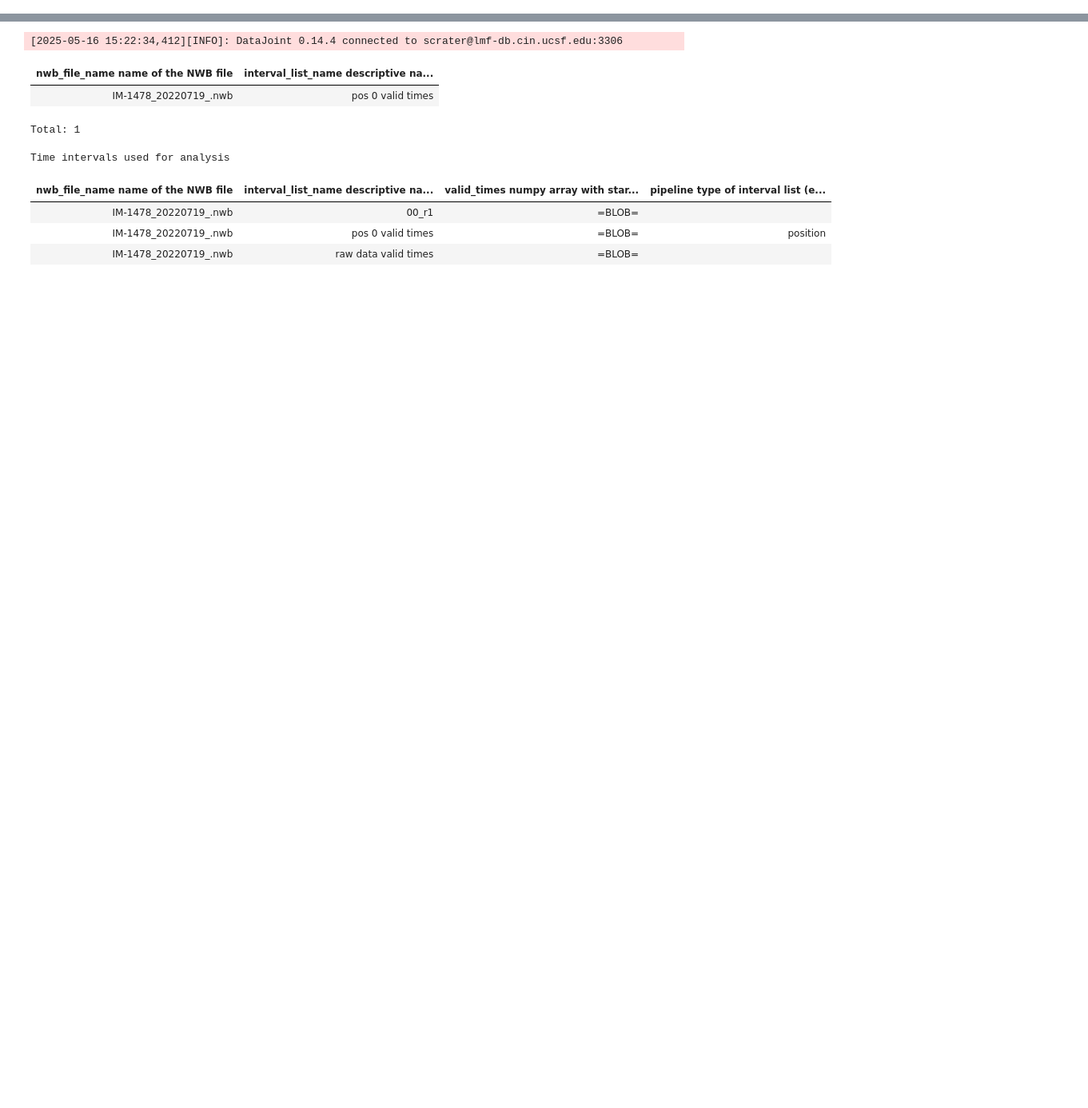
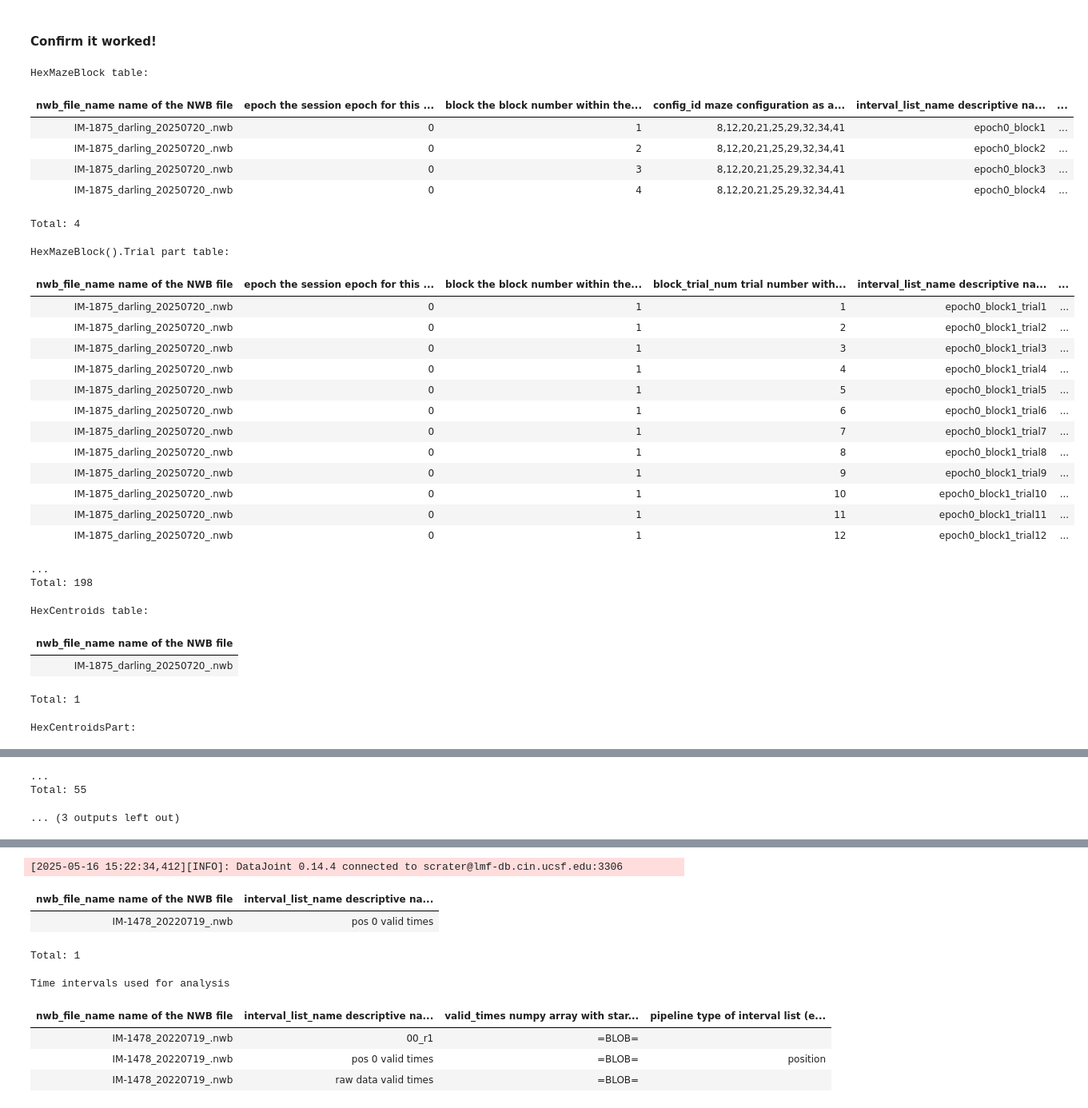
Before and after one commit to calderast/Hex-maze-spyglass, a Jupyter notebook: Berke_Lab_full_process.ipynb, the cells around one changed output, grey strips where cells are left out. Shown at 80% size. Cells and saved outputs as stored; diff of their text form; code cells hidden in the pictures; blank space fills up the shorter version.

```diff
--- a/Berke_Lab_full_process.ipynb
+++ b/Berke_Lab_full_process.ipynb
@@ -6,0 +10,20 @@ Note this doesn't include ephys + sorting + decoding
+# %%
+import spyglass.common as sgc
+import spyglass.position as sgp
+import spyglass.data_import as sgi
+from spyglass.utils.nwb_helper_fn import get_nwb_copy_filename
+from hex_maze_behavior import populate_all_hexmaze, populate_hex_position
+from berke_fiber_photometry import populate_all_fiber_photometry
+
+# File name of an nwb in /stelmo/nwb/raw
+# Berke lab nwbs actually live in /squall-b/nwbs, and are symlinked to stelmo
+nwb_file_name = "IM-1875_darling_20250720.nwb"
+
+# When we run insert_session, spyglass creates a copy of the nwbfile named file name + _
+# We use nwb_copy_file_name to make it explicit which one to use.
+# Everything besides sgi.insert_session should use the copy file name
+nwb_copy_file_name = get_nwb_copy_filename(nwb_file_name)
+
+## Step 1.
+# Insert session into spyglass (populates all common tables)
+sgi.insert_sessions(nwb_file_name)
@@ -6,0 +53,57 @@ Note this doesn't include ephys + sorting + decoding
+# %% [markdown]
+#### Confirm it worked!
+# %%
+from hex_maze_behavior import HexMazeBlock, HexCentroids, HexMazeConfig
+
+## Step 2 check: Confirm the nwbfile has been added to the basic hex maze tables
+key = {"nwb_file_name" : nwb_copy_file_name}
+
+# Show the HexMazeBlock table
+print("HexMazeBlock table:")
+display(HexMazeBlock() & key)
+
+# Show the Trial part table
+print("HexMazeBlock().Trial part table:")
+display(HexMazeBlock().Trial() & key)
+
+# Show the HexCentroids table (nwb_file_name is key)
+print("HexCentroids table:")
+display(HexCentroids() & key)
+
+# Show the HexCentroids part table (nwb_file_name and hex)
+print("HexCentroidsPart:")
+display((HexCentroids().HexCentroidsPart()) & key)
+
+# All config_ids for blocks in your session will also now exist in the HexMazeConfig table
+# Show the HexMazeConfig table
+print("HexMazeConfig table (not restricted by nwb_file_name, includes all sessions):")
+display(HexMazeConfig())
+# %% [output]
+HexMazeBlock table:
+| nwb_file_name name of the NWB file | epoch the session epoch for this ... | block the block number within the... | config_id maze configuration as a... | interval_list_name descriptive na... | ... |
+| IM-1875_darling_20250720_.nwb | 0 | 1 | 8,12,20,21,25,29,32,34,41 | epoch0_block1 | ... |
+| IM-1875_darling_20250720_.nwb | 0 | 2 | 8,12,20,21,25,29,32,34,41 | epoch0_block2 | ... |
+| IM-1875_darling_20250720_.nwb | 0 | 3 | 8,12,20,21,25,29,32,34,41 | epoch0_block3 | ... |
+| IM-1875_darling_20250720_.nwb | 0 | 4 | 8,12,20,21,25,29,32,34,41 | epoch0_block4 | ... |
+Total: 4
+HexMazeBlock().Trial part table:
+| nwb_file_name name of the NWB file | epoch the session epoch for this ... | block the block number within the... | block_trial_num trial number with... | interval_list_name descriptive na... | ... |
+| IM-1875_darling_20250720_.nwb | 0 | 1 | 1 | epoch0_block1_trial1 | ... |
+| IM-1875_darling_20250720_.nwb | 0 | 1 | 2 | epoch0_block1_trial2 | ... |
+| IM-1875_darling_20250720_.nwb | 0 | 1 | 3 | epoch0_block1_trial3 | ... |
+| IM-1875_darling_20250720_.nwb | 0 | 1 | 4 | epoch0_block1_trial4 | ... |
+| IM-1875_darling_20250720_.nwb | 0 | 1 | 5 | epoch0_block1_trial5 | ... |
+| IM-1875_darling_20250720_.nwb | 0 | 1 | 6 | epoch0_block1_trial6 | ... |
+| IM-1875_darling_20250720_.nwb | 0 | 1 | 7 | epoch0_block1_trial7 | ... |
+| IM-1875_darling_20250720_.nwb | 0 | 1 | 8 | epoch0_block1_trial8 | ... |
+| IM-1875_darling_20250720_.nwb | 0 | 1 | 9 | epoch0_block1_trial9 | ... |
+| IM-1875_darling_20250720_.nwb | 0 | 1 | 10 | epoch0_block1_trial10 | ... |
+| IM-1875_darling_20250720_.nwb | 0 | 1 | 11 | epoch0_block1_trial11 | ... |
+| IM-1875_darling_20250720_.nwb | 0 | 1 | 12 | epoch0_block1_trial12 | ... |
+...
+Total: 198
+HexCentroids table:
+| nwb_file_name name of the NWB file |
+| IM-1875_darling_20250720_.nwb |
+Total: 1
+HexCentroidsPart:
@@ -6,0 +123,3 @@ Note this doesn't include ephys + sorting + decoding
+...
+Total: 55
+... (3 outputs left out)
```
Also changed, not shown: parts of 31 cells of this notebook, 1 other file.
